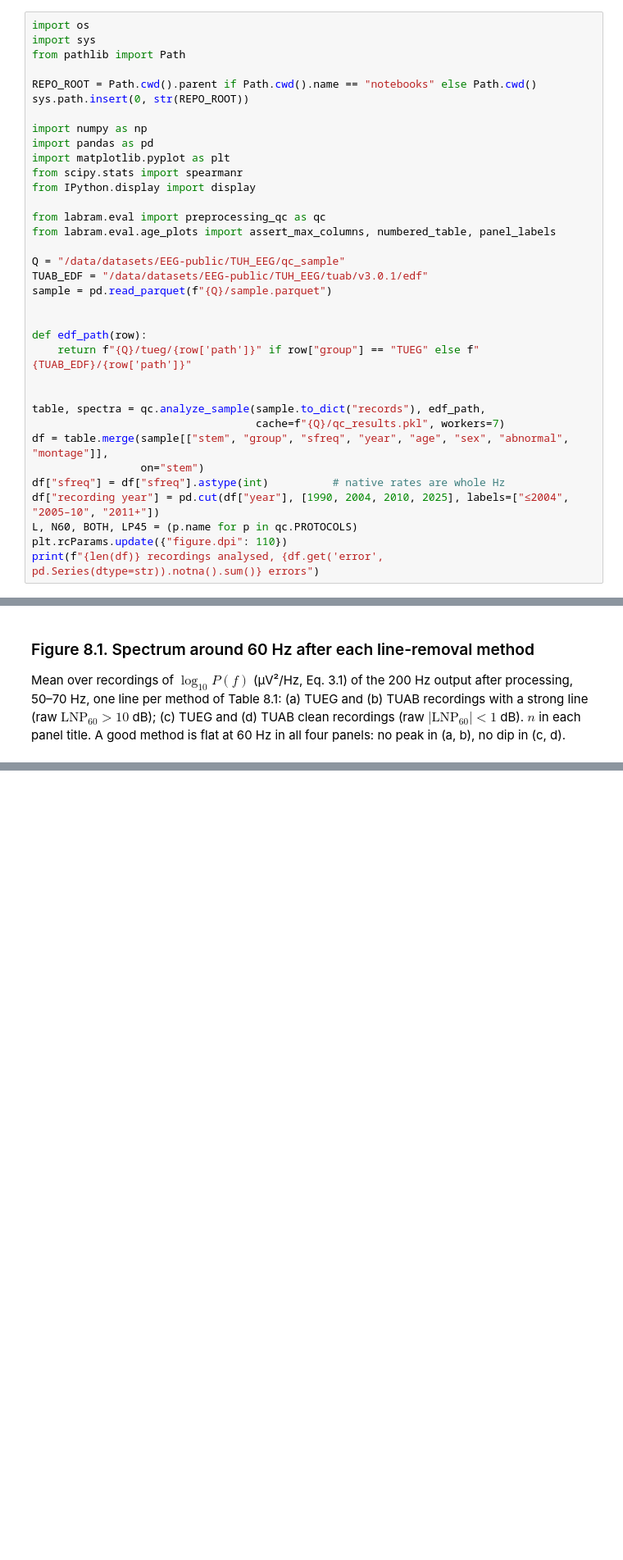
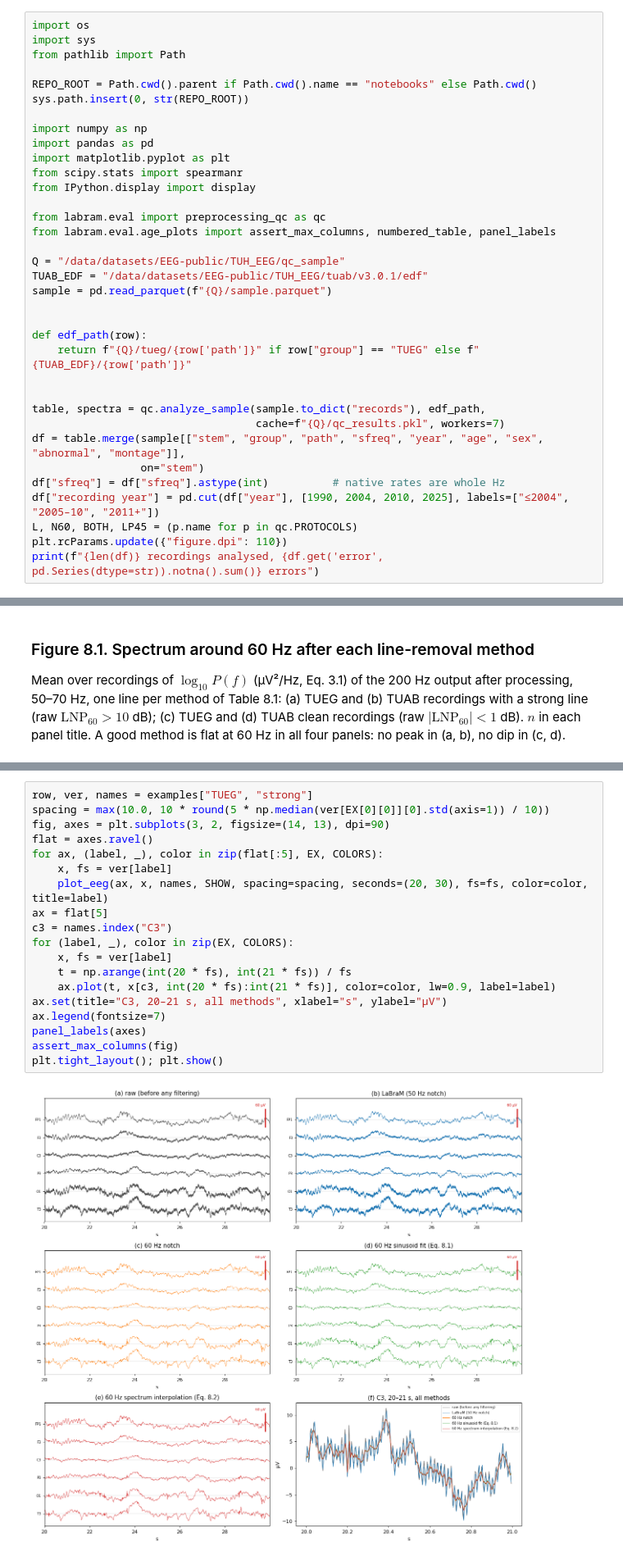
Before and after one commit to Neuro-Clalit/LaBraM, a Jupyter notebook: notebooks/tuh_preprocessing_analysis.ipynb, the cells around one changed output, grey strips where cells are left out. Shown at 82% size. Cells and saved outputs as stored; diff of their text form; blank space fills up the shorter version.

```diff
--- a/notebooks/tuh_preprocessing_analysis.ipynb
+++ b/notebooks/tuh_preprocessing_analysis.ipynb
@@ -45,7 +45,7 @@ def edf_path(row):
 
 table, spectra = qc.analyze_sample(sample.to_dict("records"), edf_path,
                                    cache=f"{Q}/qc_results.pkl", workers=7)
-df = table.merge(sample[["stem", "group", "sfreq", "year", "age", "sex", "abnormal", "montage"]],
+df = table.merge(sample[["stem", "group", "path", "sfreq", "year", "age", "sex", "abnormal", "montage"]],
                  on="stem")
 df["sfreq"] = df["sfreq"].astype(int)          # native rates are whole Hz
 df["recording year"] = pd.cut(df["year"], [1990, 2004, 2010, 2025], labels=["≤2004", "2005–10", "2011+"])
@@ -594,0 +674,21 @@ band, while the notch leaves a deep dip in every cohort.
+# %%
+row, ver, names = examples["TUEG", "strong"]
+spacing = max(10.0, 10 * round(5 * np.median(ver[EX[0][0]][0].std(axis=1)) / 10))
+fig, axes = plt.subplots(3, 2, figsize=(14, 13), dpi=90)
+flat = axes.ravel()
+for ax, (label, _), color in zip(flat[:5], EX, COLORS):
+    x, fs = ver[label]
+    plot_eeg(ax, x, names, SHOW, spacing=spacing, seconds=(20, 30), fs=fs, color=color, title=label)
+ax = flat[5]
+c3 = names.index("C3")
+for (label, _), color in zip(EX, COLORS):
+    x, fs = ver[label]
+    t = np.arange(int(20 * fs), int(21 * fs)) / fs
+    ax.plot(t, x[c3, int(20 * fs):int(21 * fs)], color=color, lw=0.9, label=label)
+ax.set(title="C3, 20–21 s, all methods", xlabel="s", ylabel="µV")
+ax.legend(fontsize=7)
+panel_labels(axes)
+assert_max_columns(fig)
+plt.tight_layout(); plt.show()
+# %% [output]
+[figure, added]
```
Also changed, not shown: parts of 13 cells of this notebook, 1 other file.
